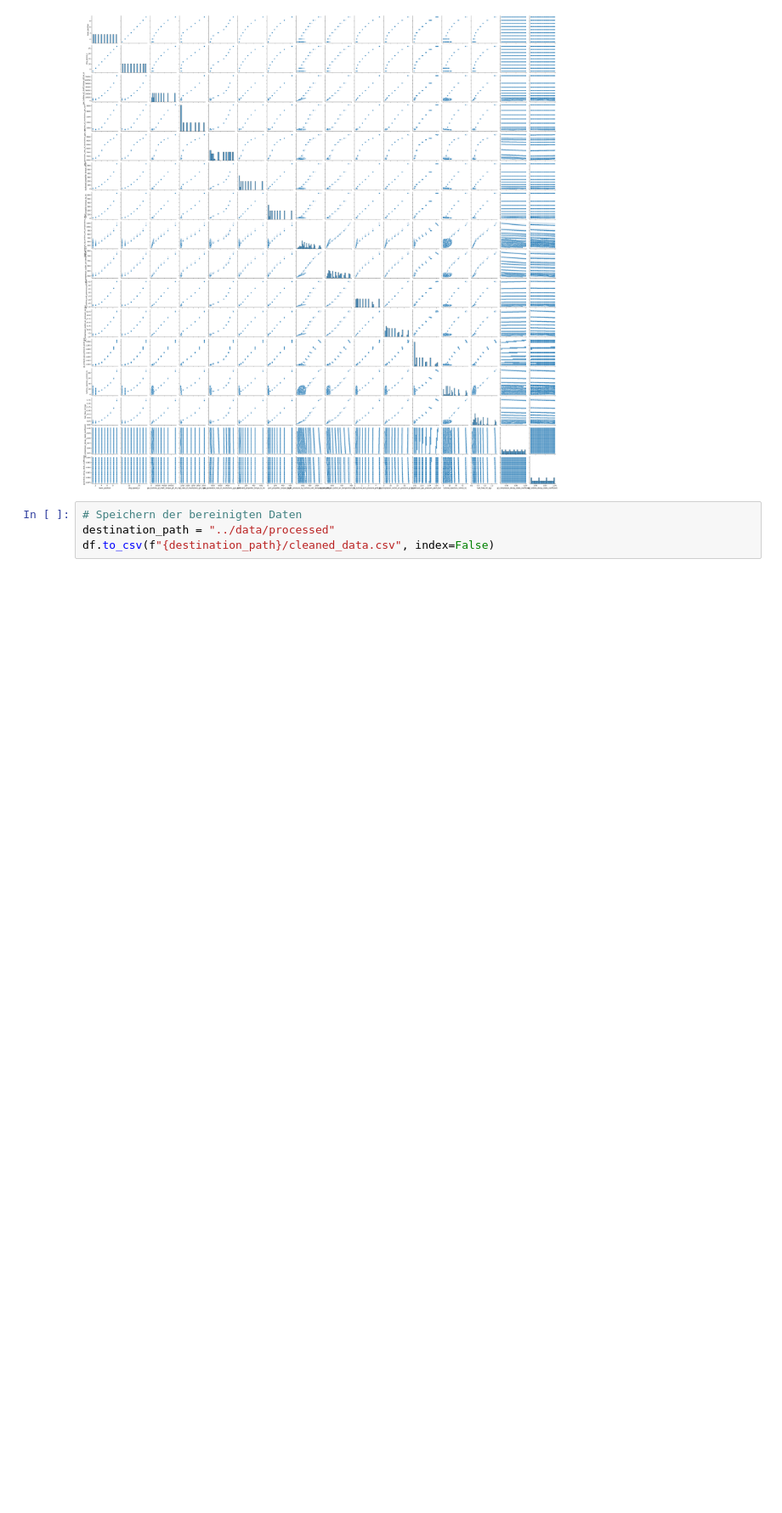
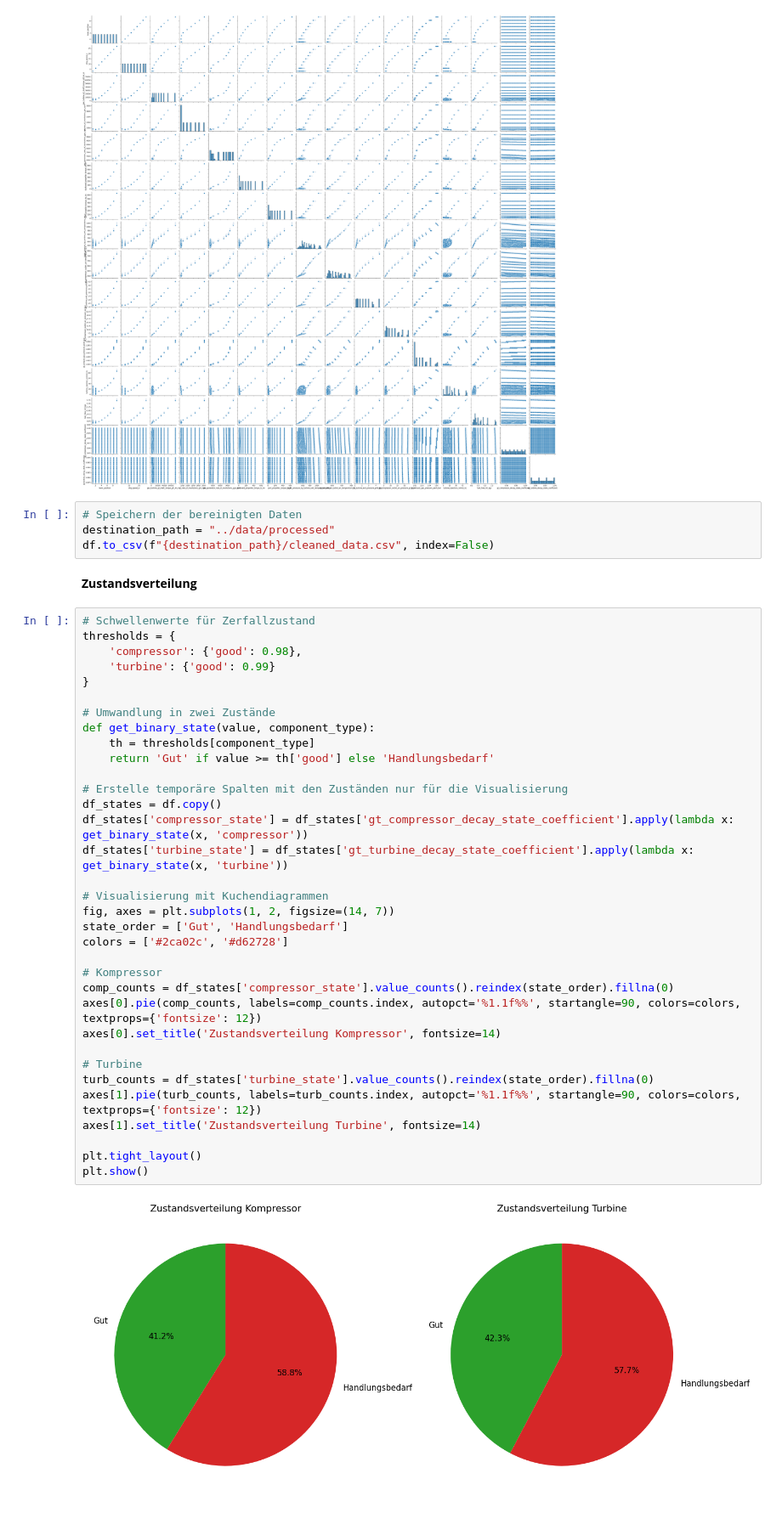
Before and after one commit to IAmBlindNotDeaf/Gas-Turbine-Degradation-Prediction, a Jupyter notebook: notebooks/01_exploration.ipynb, the cells around one changed output. Shown at 85% size. Cells and saved outputs as stored; diff of their text form; blank space fills up the shorter version.

```diff
--- a/notebooks/01_exploration.ipynb
+++ b/notebooks/01_exploration.ipynb
@@ -178,3 +178,41 @@ sns.pairplot(df)
 # Speichern der bereinigten Daten
 destination_path = "../data/processed"
 df.to_csv(f"{destination_path}/cleaned_data.csv", index=False)
+# %% [markdown]
+**Zustandsverteilung**
+# %%
+# Schwellenwerte für Zerfallzustand
+thresholds = {
+    'compressor': {'good': 0.98},
+    'turbine': {'good': 0.99}
+}
+
+# Umwandlung in zwei Zustände
+def get_binary_state(value, component_type):
+    th = thresholds[component_type]
+    return 'Gut' if value >= th['good'] else 'Handlungsbedarf'
+
+# Erstelle temporäre Spalten mit den Zuständen nur für die Visualisierung
+df_states = df.copy()
+df_states['compressor_state'] = df_states['gt_compressor_decay_state_coefficient'].apply(lambda x: get_binary_state(x, 'compressor'))
+df_states['turbine_state'] = df_states['gt_turbine_decay_state_coefficient'].apply(lambda x: get_binary_state(x, 'turbine'))
+
+# Visualisierung mit Kuchendiagrammen
+fig, axes = plt.subplots(1, 2, figsize=(14, 7))
+state_order = ['Gut', 'Handlungsbedarf']
+colors = ['#2ca02c', '#d62728']
+
+# Kompressor
+comp_counts = df_states['compressor_state'].value_counts().reindex(state_order).fillna(0)
+axes[0].pie(comp_counts, labels=comp_counts.index, autopct='%1.1f%%', startangle=90, colors=colors, textprops={'fontsize': 12})
+axes[0].set_title('Zustandsverteilung Kompressor', fontsize=14)
+
+# Turbine
+turb_counts = df_states['turbine_state'].value_counts().reindex(state_order).fillna(0)
+axes[1].pie(turb_counts, labels=turb_counts.index, autopct='%1.1f%%', startangle=90, colors=colors, textprops={'fontsize': 12})
+axes[1].set_title('Zustandsverteilung Turbine', fontsize=14)
+
+plt.tight_layout()
+plt.show()
+# %% [output]
+[figure, added]
```
Also changed, not shown: parts of 1 cell of this notebook.
